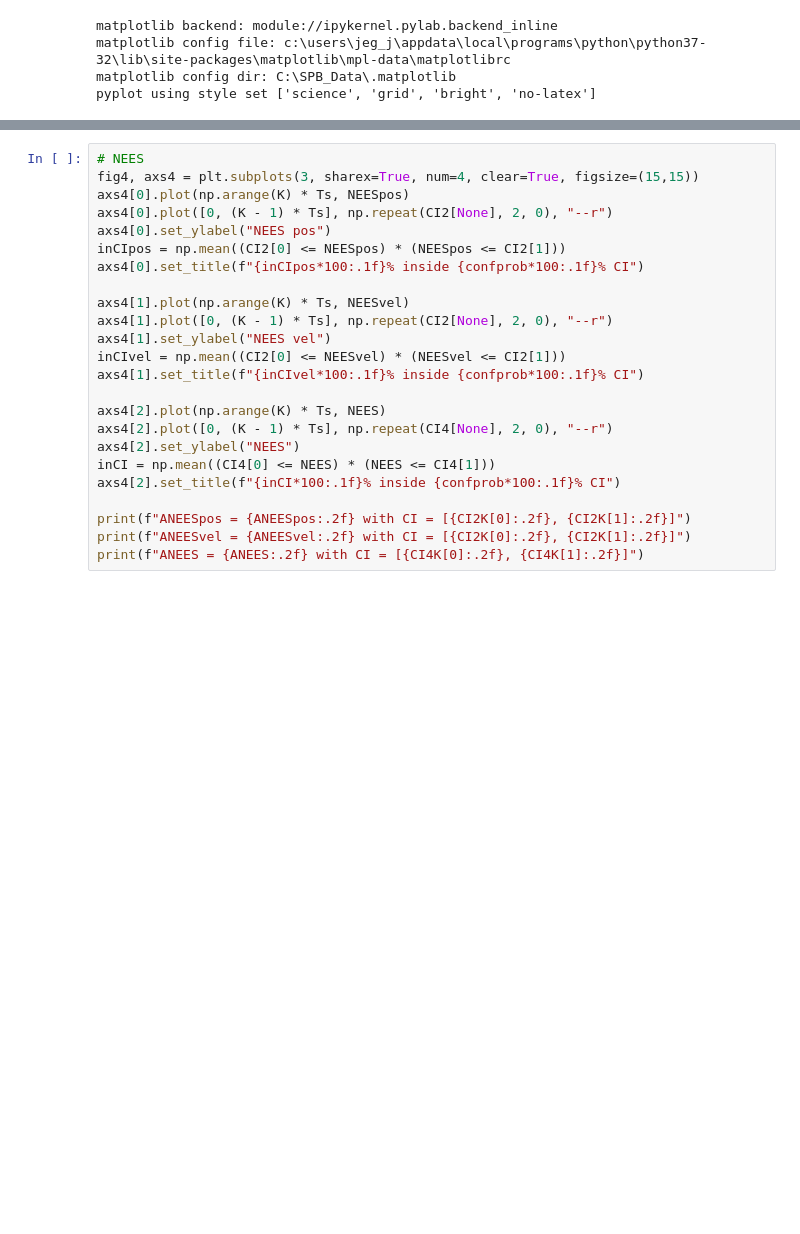
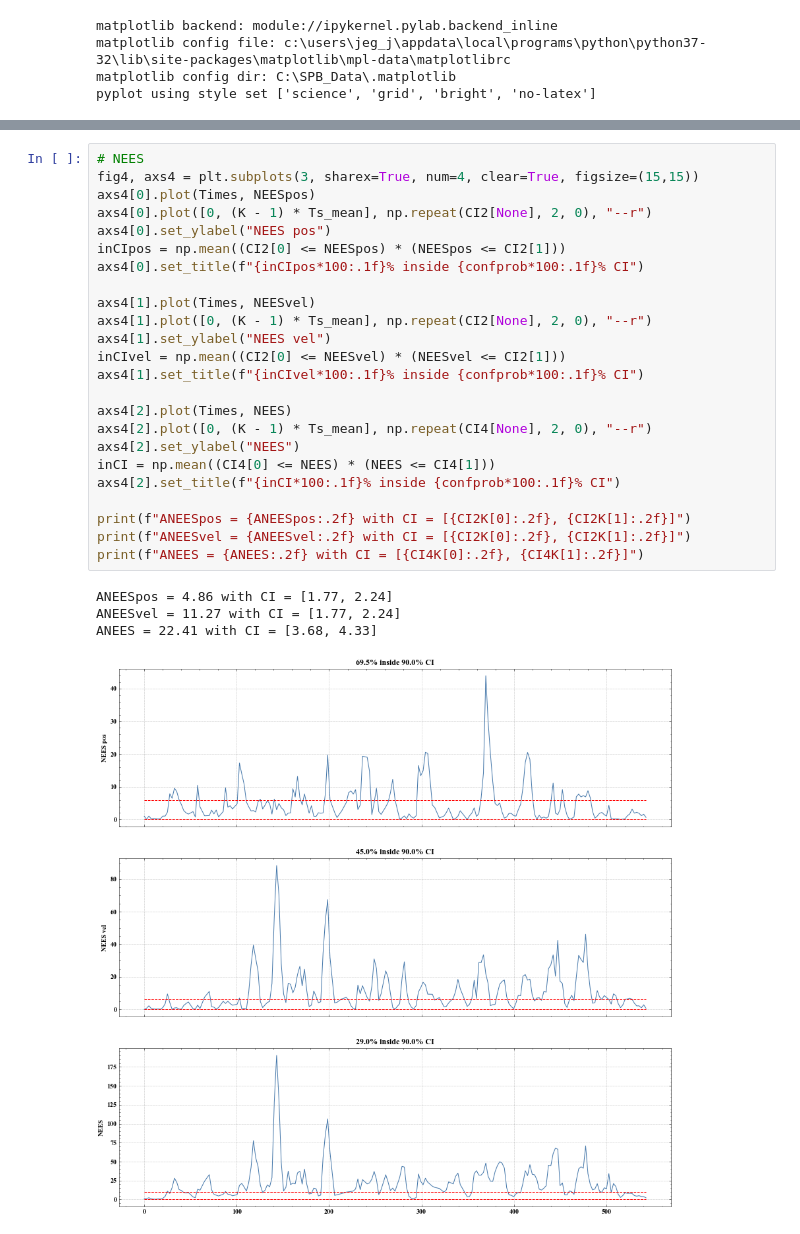
Before and after one commit to jkaob/TTK4250-sensorfusion, a Jupyter notebook: o6/o6_joyride_imm.ipynb, the cells around one changed output, grey strips where cells are left out. Saved outputs shown, nothing was run; the diff lists cells and outputs as text; blank space fills up the shorter version.

```diff
--- a/o6/o6_joyride_imm.ipynb
+++ b/o6/o6_joyride_imm.ipynb
@@ -218,26 +242,31 @@ Text(0.5, 0, 'time')
 # %%
 # NEES
 fig4, axs4 = plt.subplots(3, sharex=True, num=4, clear=True, figsize=(15,15))
-axs4[0].plot(np.arange(K) * Ts, NEESpos)
-axs4[0].plot([0, (K - 1) * Ts], np.repeat(CI2[None], 2, 0), "--r")
+axs4[0].plot(Times, NEESpos)
+axs4[0].plot([0, (K - 1) * Ts_mean], np.repeat(CI2[None], 2, 0), "--r")
 axs4[0].set_ylabel("NEES pos")
 inCIpos = np.mean((CI2[0] <= NEESpos) * (NEESpos <= CI2[1]))
 axs4[0].set_title(f"{inCIpos*100:.1f}% inside {confprob*100:.1f}% CI")
 
-axs4[1].plot(np.arange(K) * Ts, NEESvel)
-axs4[1].plot([0, (K - 1) * Ts], np.repeat(CI2[None], 2, 0), "--r")
+axs4[1].plot(Times, NEESvel)
+axs4[1].plot([0, (K - 1) * Ts_mean], np.repeat(CI2[None], 2, 0), "--r")
 axs4[1].set_ylabel("NEES vel")
 inCIvel = np.mean((CI2[0] <= NEESvel) * (NEESvel <= CI2[1]))
 axs4[1].set_title(f"{inCIvel*100:.1f}% inside {confprob*100:.1f}% CI")
 
-axs4[2].plot(np.arange(K) * Ts, NEES)
-axs4[2].plot([0, (K - 1) * Ts], np.repeat(CI4[None], 2, 0), "--r")
+axs4[2].plot(Times, NEES)
+axs4[2].plot([0, (K - 1) * Ts_mean], np.repeat(CI4[None], 2, 0), "--r")
 axs4[2].set_ylabel("NEES")
 inCI = np.mean((CI4[0] <= NEES) * (NEES <= CI4[1]))
 axs4[2].set_title(f"{inCI*100:.1f}% inside {confprob*100:.1f}% CI")
 
 print(f"ANEESpos = {ANEESpos:.2f} with CI = [{CI2K[0]:.2f}, {CI2K[1]:.2f}]")
 print(f"ANEESvel = {ANEESvel:.2f} with CI = [{CI2K[0]:.2f}, {CI2K[1]:.2f}]")
 print(f"ANEES = {ANEES:.2f} with CI = [{CI4K[0]:.2f}, {CI4K[1]:.2f}]")
+# %% [output]
+ANEESpos = 4.86 with CI = [1.77, 2.24]
+ANEESvel = 11.27 with CI = [1.77, 2.24]
+ANEES = 22.41 with CI = [3.68, 4.33]
+[figure, added]
 # %%
 # errors
```
Also changed, not shown: parts of 6 cells of this notebook, 2 other files.
